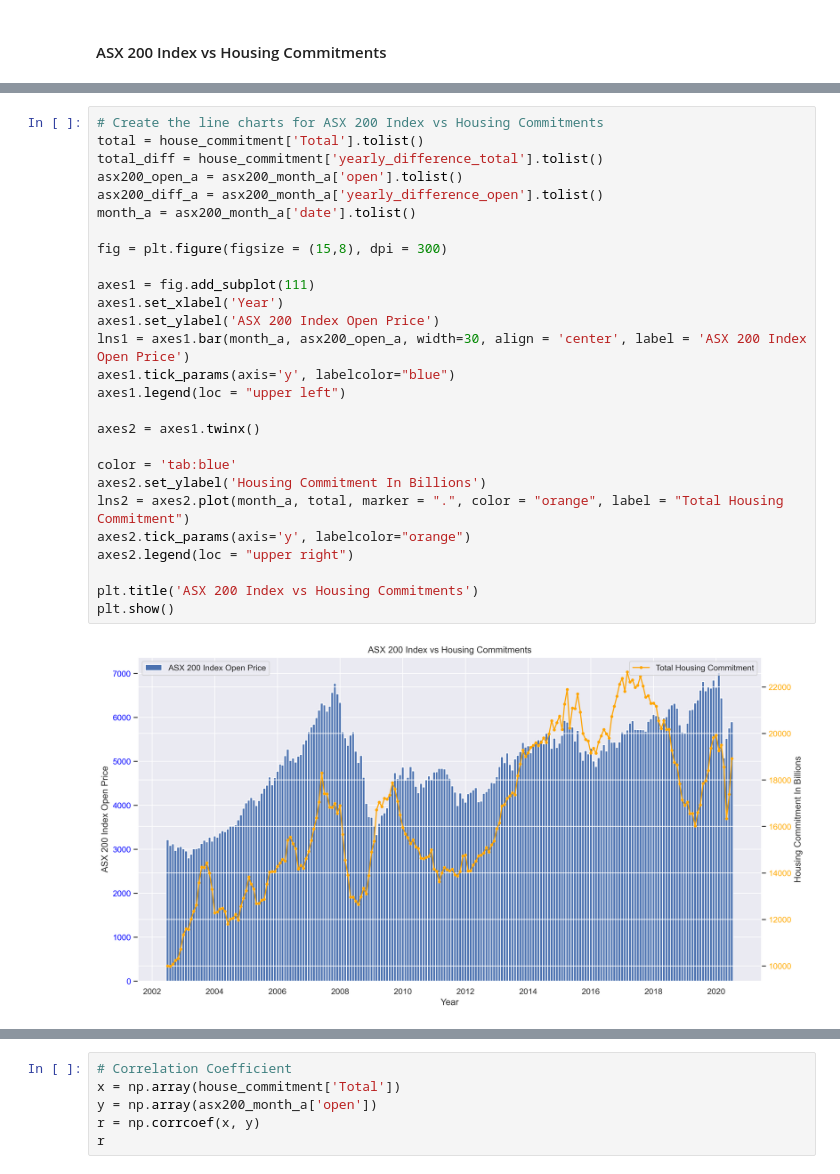
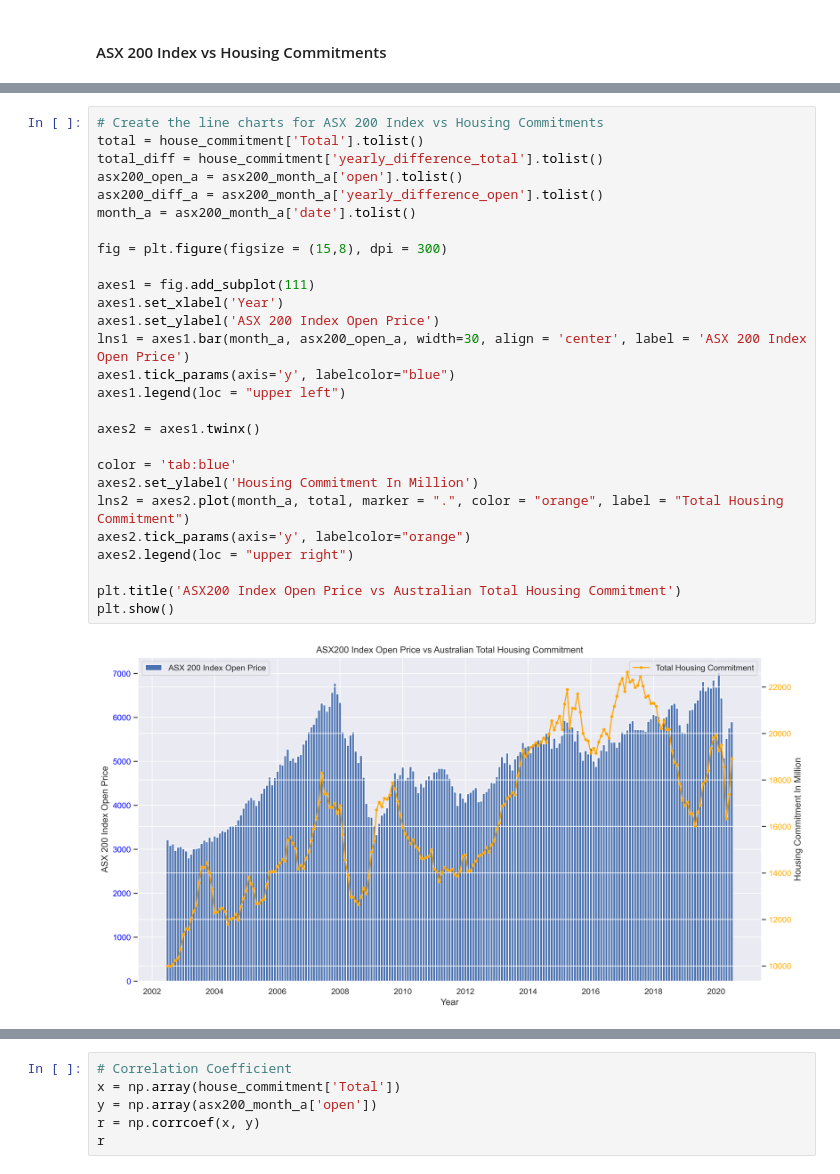
Before and after one commit to MDSI-AUG-2020-DSP/ASX, a Jupyter notebook: Housing_GDP.ipynb, the cells around one changed output, grey strips where cells are left out. Cells and saved outputs as stored; diff of their text form.

```diff
--- a/Housing_GDP.ipynb
+++ b/Housing_GDP.ipynb
@@ -297,29 +261,29 @@ asx200_month_a.tail()
 # %%
 # Create the line charts for ASX 200 Index vs Housing Commitments
 total = house_commitment['Total'].tolist()
 total_diff = house_commitment['yearly_difference_total'].tolist()
 asx200_open_a = asx200_month_a['open'].tolist()
 asx200_diff_a = asx200_month_a['yearly_difference_open'].tolist()
 month_a = asx200_month_a['date'].tolist()
 
 fig = plt.figure(figsize = (15,8), dpi = 300)
 
 axes1 = fig.add_subplot(111)
 axes1.set_xlabel('Year')
 axes1.set_ylabel('ASX 200 Index Open Price')
 lns1 = axes1.bar(month_a, asx200_open_a, width=30, align = 'center', label = 'ASX 200 Index Open Price')
 axes1.tick_params(axis='y', labelcolor="blue")
 axes1.legend(loc = "upper left")
 
 axes2 = axes1.twinx()
 
 color = 'tab:blue'
-axes2.set_ylabel('Housing Commitment In Billions')
+axes2.set_ylabel('Housing Commitment In Million')
 lns2 = axes2.plot(month_a, total, marker = ".", color = "orange", label = "Total Housing Commitment")
 axes2.tick_params(axis='y', labelcolor="orange")
 axes2.legend(loc = "upper right")
 
-plt.title('ASX 200 Index vs Housing Commitments')
+plt.title('ASX200 Index Open Price vs Australian Total Housing Commitment')
 plt.show()
 # %% [output]
-[figure, old version]
+[figure, new version]
```
Also changed, not shown: parts of 31 cells of this notebook, 1 other file.
